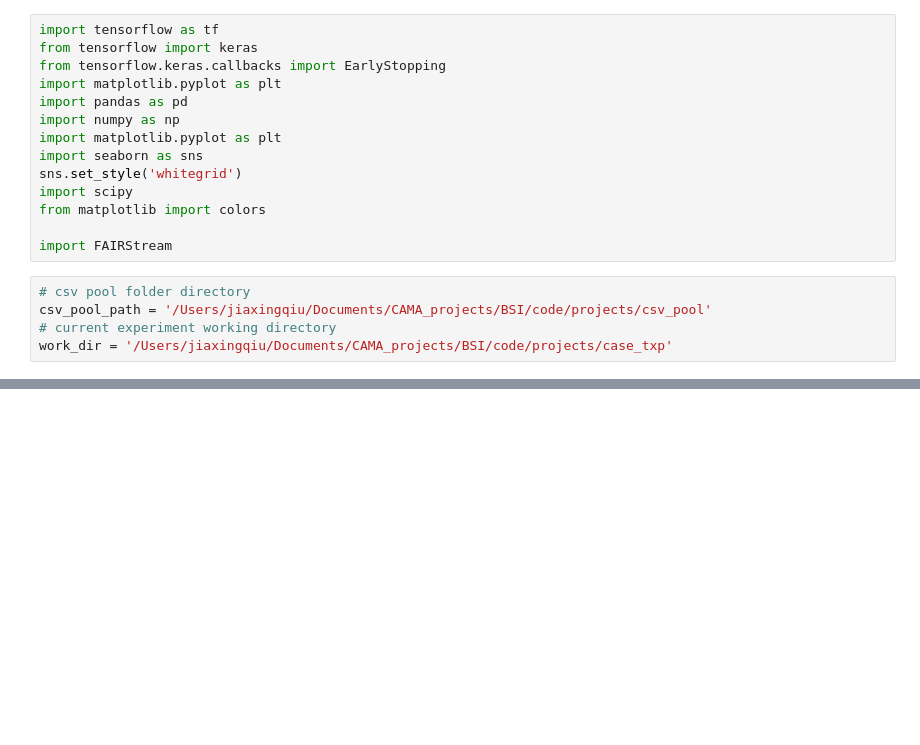
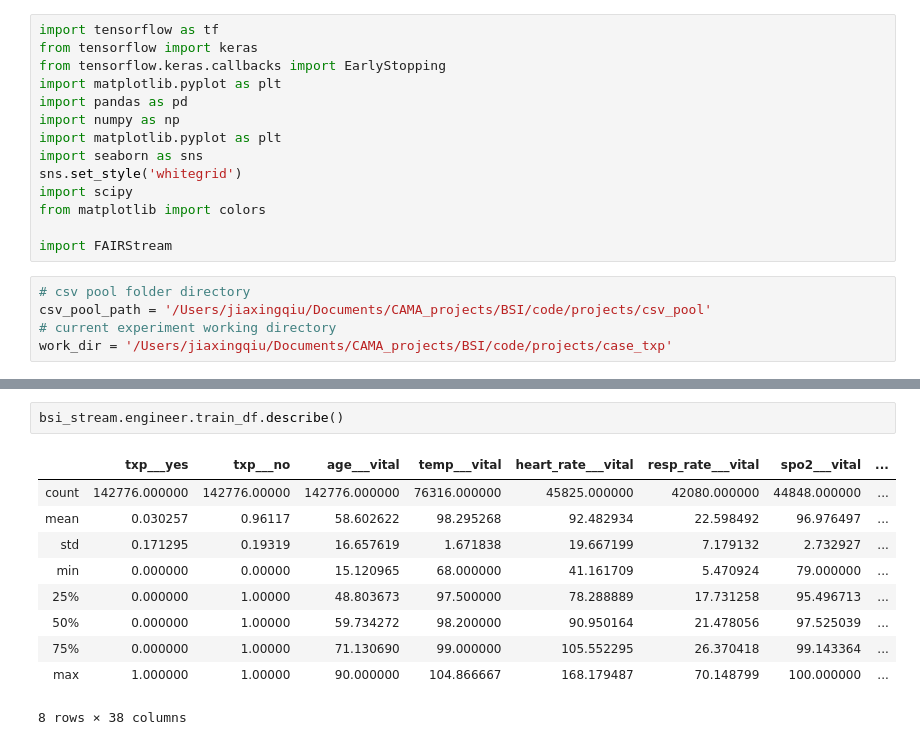
Before and after one commit to JiaxingQiu/FAIRStream, a Jupyter notebook: FAIRStream/tutorial_case6.ipynb, the cells around one changed output, grey strips where cells are left out. Cells and saved outputs as stored; diff of their text form; blank space fills up the shorter version.

```diff
--- a/FAIRStream/tutorial_case6.ipynb
+++ b/FAIRStream/tutorial_case6.ipynb
@@ -92,0 +114,13 @@ Success! Engineer has updated attributes --- train_tfds, valid_tfds and test_tfd
+# %%
+bsi_stream.engineer.train_df.describe()
+# %% [output]
+|  | txp___yes | txp___no | age___vital | temp___vital | heart_rate___vital | resp_rate___vital | spo2___vital | ... |
+| count | 142776.000000 | 142776.00000 | 142776.000000 | 76316.000000 | 45825.000000 | 42080.000000 | 44848.000000 | ... |
+| mean | 0.030257 | 0.96117 | 58.602622 | 98.295268 | 92.482934 | 22.598492 | 96.976497 | ... |
+| std | 0.171295 | 0.19319 | 16.657619 | 1.671838 | 19.667199 | 7.179132 | 2.732927 | ... |
+| min | 0.000000 | 0.00000 | 15.120965 | 68.000000 | 41.161709 | 5.470924 | 79.000000 | ... |
+| 25% | 0.000000 | 1.00000 | 48.803673 | 97.500000 | 78.288889 | 17.731258 | 95.496713 | ... |
+| 50% | 0.000000 | 1.00000 | 59.734272 | 98.200000 | 90.950164 | 21.478056 | 97.525039 | ... |
+| 75% | 0.000000 | 1.00000 | 71.130690 | 99.000000 | 105.552295 | 26.370418 | 99.143364 | ... |
+| max | 1.000000 | 1.00000 | 90.000000 | 104.866667 | 168.179487 | 70.148799 | 100.000000 | ... |
+8 rows × 38 columns
```
Also changed, not shown: parts of 8 cells of this notebook, 5 other files.
